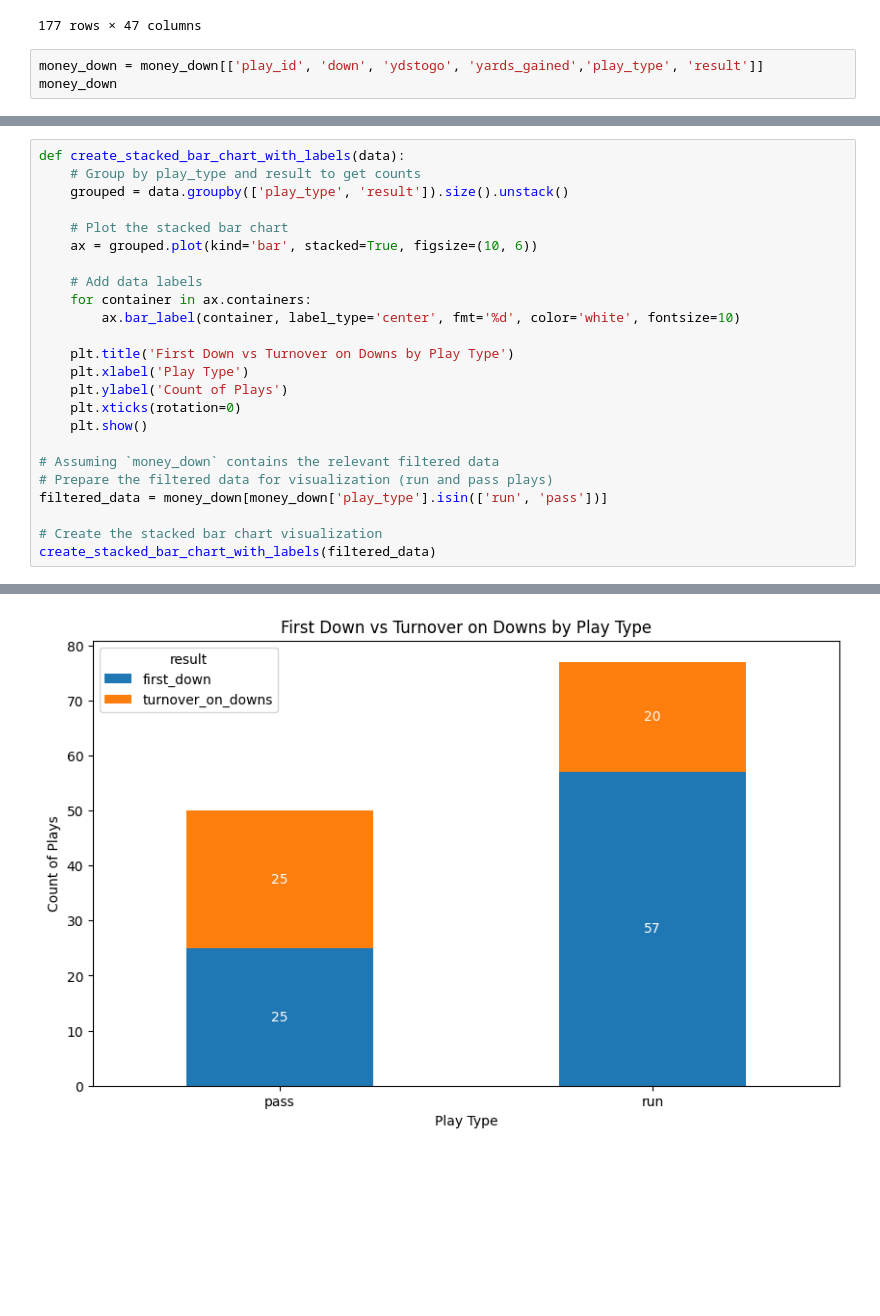
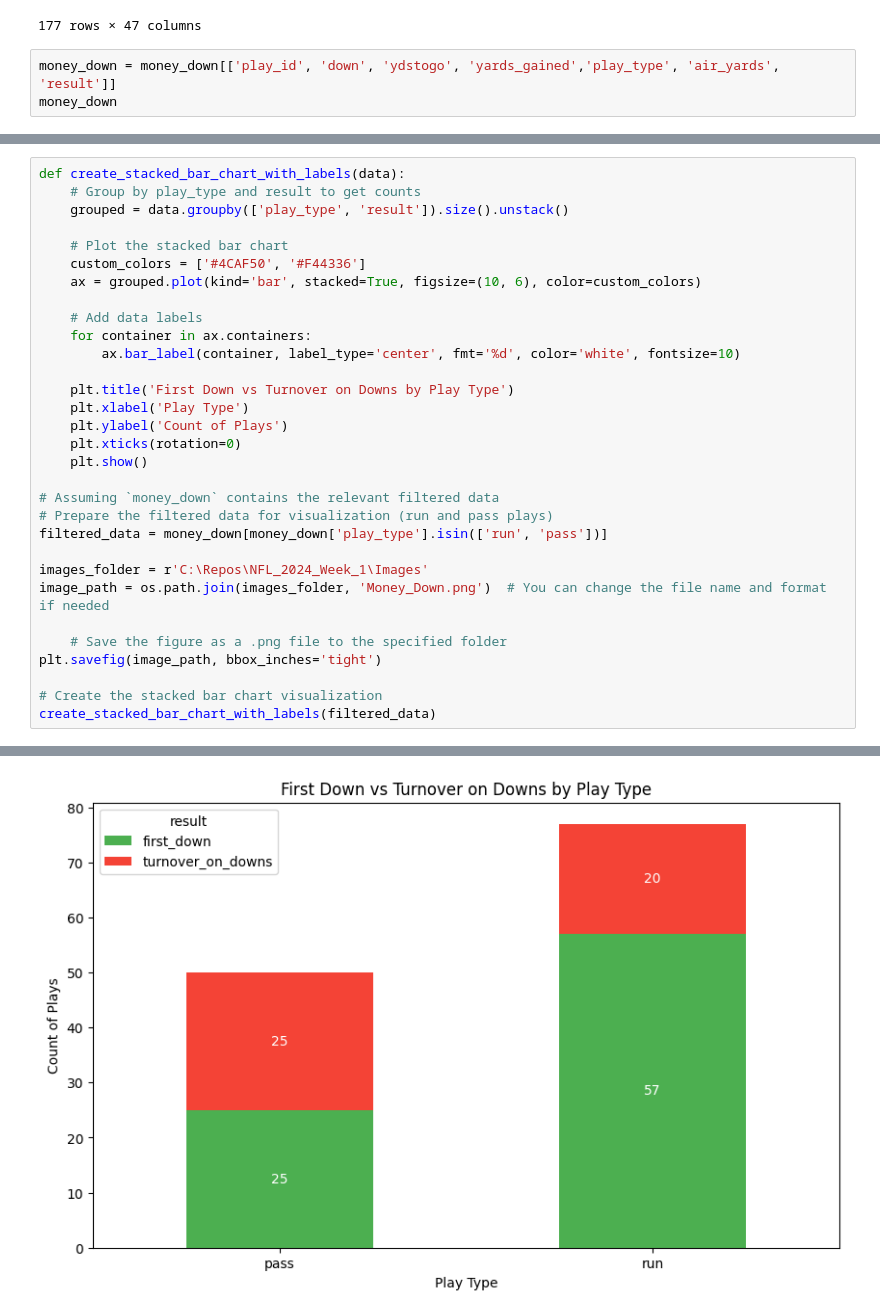
Before and after one commit to rollernathan/NFL_2024_Week_1, a Jupyter notebook: Project 3.ipynb, the cells around one changed output, grey strips where cells are left out. Cells and saved outputs as stored; diff of their text form; blank space fills up the shorter version.

```diff
--- a/Project 3.ipynb
+++ b/Project 3.ipynb
@@ -66,6 +66,6 @@ money_down
 | 2572 | 3939 | 2024_01_WAS_TB | WAS | TB | TB | 1.0 | 3.0 | TB 1 | 1 | run | ... |
 177 rows × 47 columns
 # %%
-money_down = money_down[['play_id', 'down', 'ydstogo', 'yards_gained','play_type', 'result']]
+money_down = money_down[['play_id', 'down', 'ydstogo', 'yards_gained','play_type', 'air_yards', 'result']]
 money_down
 # %% [output]
@@ -91,7 +92,8 @@ def create_stacked_bar_chart_with_labels(data):
     grouped = data.groupby(['play_type', 'result']).size().unstack()
 
     # Plot the stacked bar chart
-    ax = grouped.plot(kind='bar', stacked=True, figsize=(10, 6))
+    custom_colors = ['#4CAF50', '#F44336']
+    ax = grouped.plot(kind='bar', stacked=True, figsize=(10, 6), color=custom_colors)
 
     # Add data labels
     for container in ax.containers:
@@ -107,6 +109,12 @@ def create_stacked_bar_chart_with_labels(data):
 # Prepare the filtered data for visualization (run and pass plays)
 filtered_data = money_down[money_down['play_type'].isin(['run', 'pass'])]
 
+images_folder = r'C:\Repos\NFL_2024_Week_1\Images'
+image_path = os.path.join(images_folder, 'Money_Down.png')  # You can change the file name and format if needed
+
+    # Save the figure as a .png file to the specified folder
+plt.savefig(image_path, bbox_inches='tight')
+
 # Create the stacked bar chart visualization
 create_stacked_bar_chart_with_labels(filtered_data)
 # %% [output]
@@ -113 +122 @@ create_stacked_bar_chart_with_labels(filtered_data)
-[figure, old version]
+[figure, new version]
```
Also changed, not shown: parts of 6 cells of this notebook, 3 other files.
